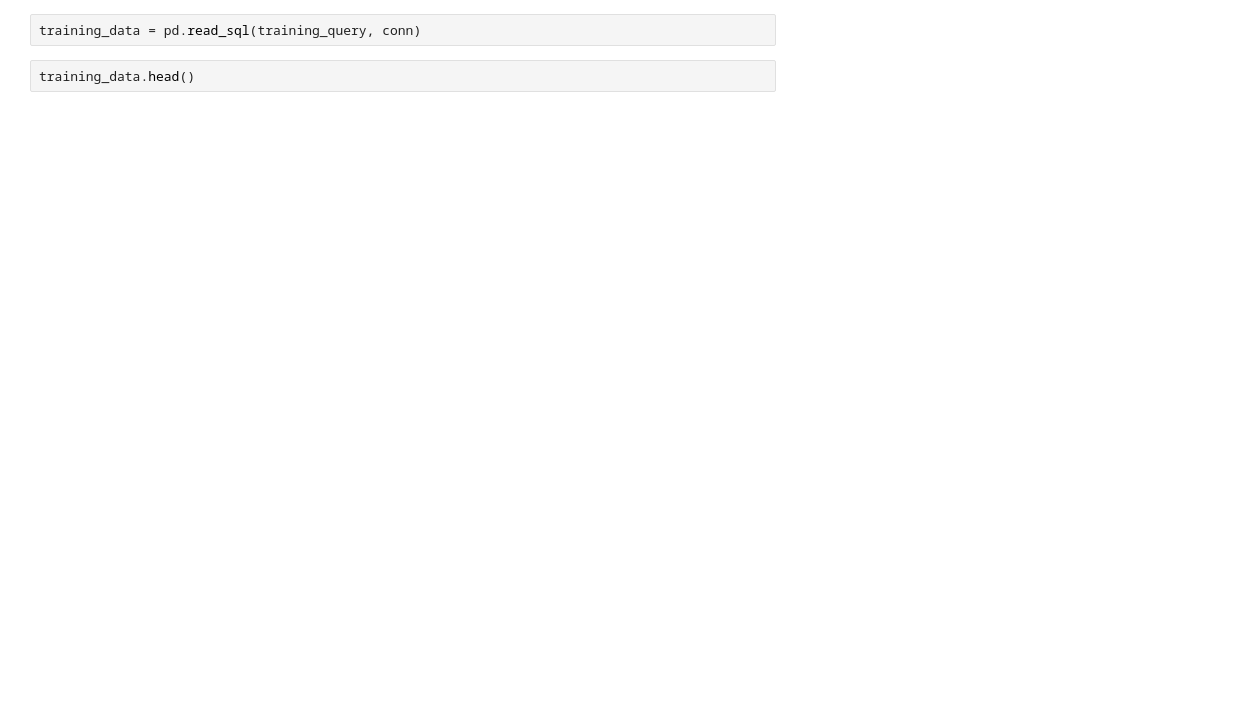
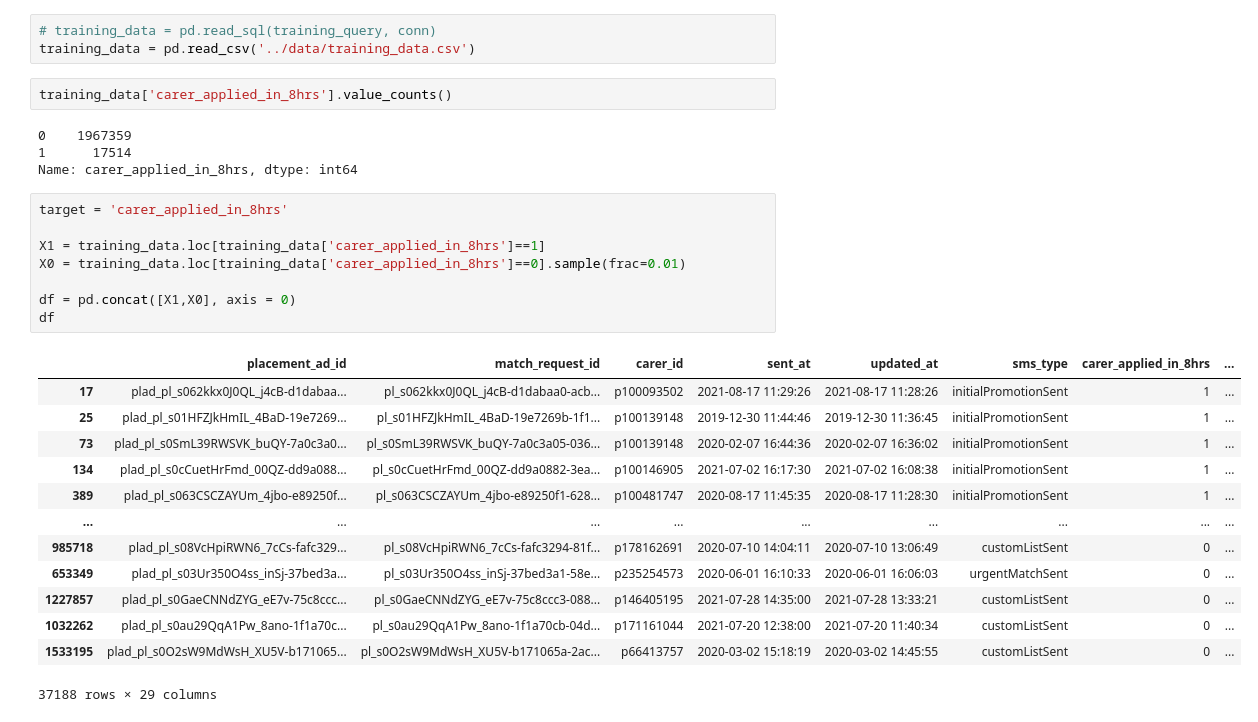
Before and after one commit to bonaventura-elder/carer_targeting, a Jupyter notebook: src/training.ipynb, the cells around one changed output. Drawn from its saved outputs; the diff is of its cells as text; blank space fills up the shorter version.

```diff
--- a/src/training.ipynb
+++ b/src/training.ipynb
@@ -70,5 +95,32 @@ WHERE s.placement_ad_id IS NOT NULL AND
 '''
 # %%
-training_data = pd.read_sql(training_query, conn)
+# training_data = pd.read_sql(training_query, conn)
+training_data = pd.read_csv('../data/training_data.csv')
-# %%
-training_data.head()
+# %%
+training_data['carer_applied_in_8hrs'].value_counts()
+# %% [output]
+0    1967359
+1      17514
+Name: carer_applied_in_8hrs, dtype: int64
+# %%
+target = 'carer_applied_in_8hrs'
+
+X1 = training_data.loc[training_data['carer_applied_in_8hrs']==1]
+X0 = training_data.loc[training_data['carer_applied_in_8hrs']==0].sample(frac=0.01)
+
+df = pd.concat([X1,X0], axis = 0)
+df
+# %% [output]
+|  | placement_ad_id | match_request_id | carer_id | sent_at | updated_at | sms_type | carer_applied_in_8hrs | ... |
+| 17 | plad_pl_s062kkx0J0QL_j4cB-d1dabaa... | pl_s062kkx0J0QL_j4cB-d1dabaa0-acb... | p100093502 | 2021-08-17 11:29:26 | 2021-08-17 11:28:26 | initialPromotionSent | 1 | ... |
+| 25 | plad_pl_s01HFZJkHmIL_4BaD-19e7269... | pl_s01HFZJkHmIL_4BaD-19e7269b-1f1... | p100139148 | 2019-12-30 11:44:46 | 2019-12-30 11:36:45 | initialPromotionSent | 1 | ... |
+| 73 | plad_pl_s0SmL39RWSVK_buQY-7a0c3a0... | pl_s0SmL39RWSVK_buQY-7a0c3a05-036... | p100139148 | 2020-02-07 16:44:36 | 2020-02-07 16:36:02 | initialPromotionSent | 1 | ... |
+| 134 | plad_pl_s0cCuetHrFmd_00QZ-dd9a088... | pl_s0cCuetHrFmd_00QZ-dd9a0882-3ea... | p100146905 | 2021-07-02 16:17:30 | 2021-07-02 16:08:38 | initialPromotionSent | 1 | ... |
+| 389 | plad_pl_s063CSCZAYUm_4jbo-e89250f... | pl_s063CSCZAYUm_4jbo-e89250f1-628... | p100481747 | 2020-08-17 11:45:35 | 2020-08-17 11:28:30 | initialPromotionSent | 1 | ... |
+| ... | ... | ... | ... | ... | ... | ... | ... | ... |
+| 985718 | plad_pl_s08VcHpiRWN6_7cCs-fafc329... | pl_s08VcHpiRWN6_7cCs-fafc3294-81f... | p178162691 | 2020-07-10 14:04:11 | 2020-07-10 13:06:49 | customListSent | 0 | ... |
+| 653349 | plad_pl_s03Ur350O4ss_inSj-37bed3a... | pl_s03Ur350O4ss_inSj-37bed3a1-58e... | p235254573 | 2020-06-01 16:10:33 | 2020-06-01 16:06:03 | urgentMatchSent | 0 | ... |
+| 1227857 | plad_pl_s0GaeCNNdZYG_eE7v-75c8ccc... | pl_s0GaeCNNdZYG_eE7v-75c8ccc3-088... | p146405195 | 2021-07-28 14:35:00 | 2021-07-28 13:33:21 | customListSent | 0 | ... |
+| 1032262 | plad_pl_s0au29QqA1Pw_8ano-1f1a70c... | pl_s0au29QqA1Pw_8ano-1f1a70cb-04d... | p171161044 | 2021-07-20 12:38:00 | 2021-07-20 11:40:34 | customListSent | 0 | ... |
+| 1533195 | plad_pl_s0O2sW9MdWsH_XU5V-b171065... | pl_s0O2sW9MdWsH_XU5V-b171065a-2ac... | p66413757 | 2020-03-02 15:18:19 | 2020-03-02 14:45:55 | customListSent | 0 | ... |
+37188 rows × 29 columns
```
Also changed, not shown: parts of 13 cells of this notebook, 4 other files.
